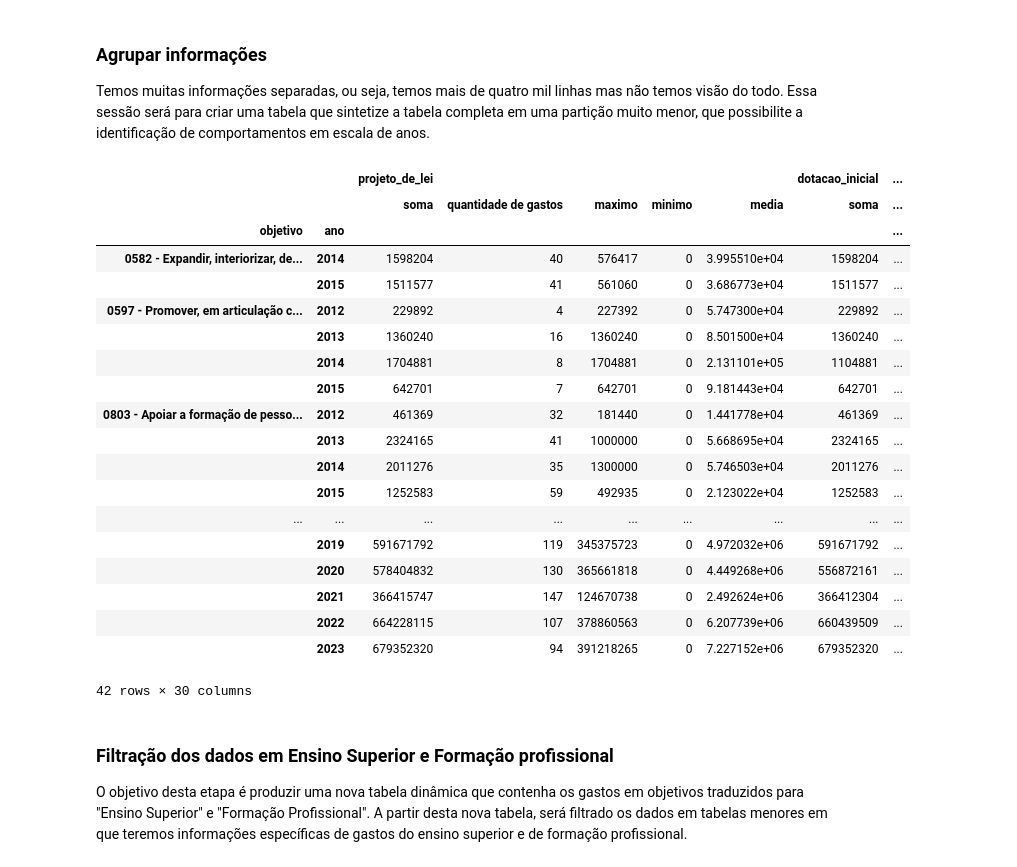
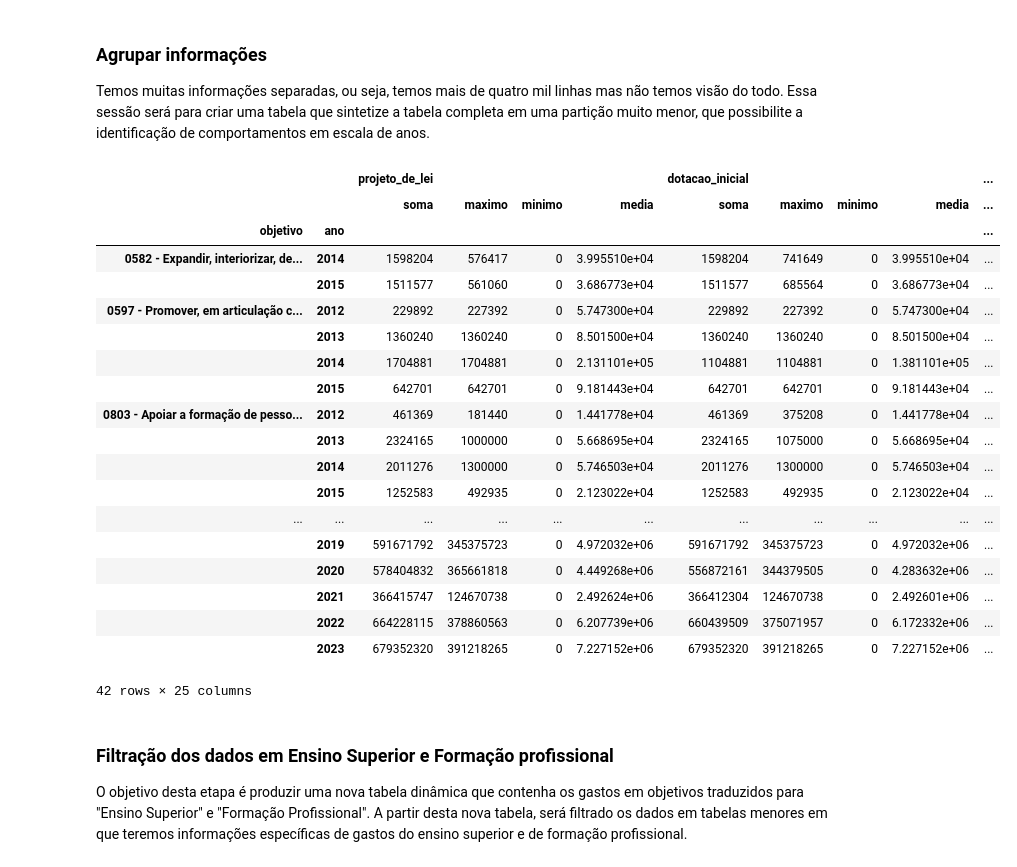
Before and after one commit to Guardians-DSC/dados, a Jupyter notebook: orcamento/notebooks/objetivo.ipynb, the cells around one changed output. Saved outputs shown, nothing was run; the diff lists cells and outputs as text; code cells hidden in the pictures.

Commit message:
Atualizando notebook

```diff
--- a/orcamento/notebooks/objetivo.ipynb
+++ b/orcamento/notebooks/objetivo.ipynb
@@ -77,35 +62,47 @@ alvo = [
 # %%
 objetivo_informacoes = objetivo_copia.groupby(alvo)[monetario].agg([
     sum, len, max, min, lambda col_monetaria: col_monetaria.mean()
 ])
 
 objetivo_informacoes.rename(columns={'<lambda_0>':'media',
                                      'sum': 'soma',
                                      'len': 'quantidade de gastos',
                                      'min': 'minimo',
                                      'max': 'maximo'}, inplace=True)
+
+objetivo_informacoes['quantidade_de_gastos'] = objetivo_informacoes[('projeto_de_lei', 'quantidade de gastos')]
+
+objetivo_informacoes.drop(inplace=True, columns=[
+    ('projeto_de_lei', 'quantidade de gastos'),
+    ('dotacao_inicial', 'quantidade de gastos'),
+    ('dotacao_atual', 'quantidade de gastos'),
+    ('empenhado', 'quantidade de gastos'),
+    ('liquidado', 'quantidade de gastos'),
+    ('pago', 'quantidade de gastos')
+])
+
 objetivo_informacoes
 # %% [output]
-|  |  | projeto_de_lei |  |  |  |  | dotacao_inicial | ... |
-|  |  | soma | quantidade de gastos | maximo | minimo | media | soma | ... |
-| objetivo | ano |  |  |  |  |  |  | ... |
-| 0582 - Expandir, interiorizar, de... | 2014 | 1598204 | 40 | 576417 | 0 | 3.995510e+04 | 1598204 | ... |
-|  | 2015 | 1511577 | 41 | 561060 | 0 | 3.686773e+04 | 1511577 | ... |
-| 0597 - Promover, em articulação c... | 2012 | 229892 | 4 | 227392 | 0 | 5.747300e+04 | 229892 | ... |
-|  | 2013 | 1360240 | 16 | 1360240 | 0 | 8.501500e+04 | 1360240 | ... |
-|  | 2014 | 1704881 | 8 | 1704881 | 0 | 2.131101e+05 | 1104881 | ... |
-|  | 2015 | 642701 | 7 | 642701 | 0 | 9.181443e+04 | 642701 | ... |
-| 0803 - Apoiar a formação de pesso... | 2012 | 461369 | 32 | 181440 | 0 | 1.441778e+04 | 461369 | ... |
-|  | 2013 | 2324165 | 41 | 1000000 | 0 | 5.668695e+04 | 2324165 | ... |
-|  | 2014 | 2011276 | 35 | 1300000 | 0 | 5.746503e+04 | 2011276 | ... |
-|  | 2015 | 1252583 | 59 | 492935 | 0 | 2.123022e+04 | 1252583 | ... |
-| ... | ... | ... | ... | ... | ... | ... | ... | ... |
-|  | 2019 | 591671792 | 119 | 345375723 | 0 | 4.972032e+06 | 591671792 | ... |
-|  | 2020 | 578404832 | 130 | 365661818 | 0 | 4.449268e+06 | 556872161 | ... |
-|  | 2021 | 366415747 | 147 | 124670738 | 0 | 2.492624e+06 | 366412304 | ... |
-|  | 2022 | 664228115 | 107 | 378860563 | 0 | 6.207739e+06 | 660439509 | ... |
-|  | 2023 | 679352320 | 94 | 391218265 | 0 | 7.227152e+06 | 679352320 | ... |
+|  |  | projeto_de_lei |  |  |  | dotacao_inicial |  |  |  | ... |
+|  |  | soma | maximo | minimo | media | soma | maximo | minimo | media | ... |
+| objetivo | ano |  |  |  |  |  |  |  |  | ... |
+| 0582 - Expandir, interiorizar, de... | 2014 | 1598204 | 576417 | 0 | 3.995510e+04 | 1598204 | 741649 | 0 | 3.995510e+04 | ... |
+|  | 2015 | 1511577 | 561060 | 0 | 3.686773e+04 | 1511577 | 685564 | 0 | 3.686773e+04 | ... |
+| 0597 - Promover, em articulação c... | 2012 | 229892 | 227392 | 0 | 5.747300e+04 | 229892 | 227392 | 0 | 5.747300e+04 | ... |
+|  | 2013 | 1360240 | 1360240 | 0 | 8.501500e+04 | 1360240 | 1360240 | 0 | 8.501500e+04 | ... |
+|  | 2014 | 1704881 | 1704881 | 0 | 2.131101e+05 | 1104881 | 1104881 | 0 | 1.381101e+05 | ... |
+|  | 2015 | 642701 | 642701 | 0 | 9.181443e+04 | 642701 | 642701 | 0 | 9.181443e+04 | ... |
+| 0803 - Apoiar a formação de pesso... | 2012 | 461369 | 181440 | 0 | 1.441778e+04 | 461369 | 375208 | 0 | 1.441778e+04 | ... |
+|  | 2013 | 2324165 | 1000000 | 0 | 5.668695e+04 | 2324165 | 1075000 | 0 | 5.668695e+04 | ... |
+|  | 2014 | 2011276 | 1300000 | 0 | 5.746503e+04 | 2011276 | 1300000 | 0 | 5.746503e+04 | ... |
+|  | 2015 | 1252583 | 492935 | 0 | 2.123022e+04 | 1252583 | 492935 | 0 | 2.123022e+04 | ... |
+| ... | ... | ... | ... | ... | ... | ... | ... | ... | ... | ... |
+|  | 2019 | 591671792 | 345375723 | 0 | 4.972032e+06 | 591671792 | 345375723 | 0 | 4.972032e+06 | ... |
+|  | 2020 | 578404832 | 365661818 | 0 | 4.449268e+06 | 556872161 | 344379505 | 0 | 4.283632e+06 | ... |
+|  | 2021 | 366415747 | 124670738 | 0 | 2.492624e+06 | 366412304 | 124670738 | 0 | 2.492601e+06 | ... |
+|  | 2022 | 664228115 | 378860563 | 0 | 6.207739e+06 | 660439509 | 375071957 | 0 | 6.172332e+06 | ... |
+|  | 2023 | 679352320 | 391218265 | 0 | 7.227152e+06 | 679352320 | 391218265 | 0 | 7.227152e+06 | ... |
-42 rows × 30 columns
+42 rows × 25 columns
 # %% [markdown]
 ### Filtração dos dados em Ensino Superior e Formação profissional
 
```
Also changed, not shown: parts of 28 cells of this notebook.
